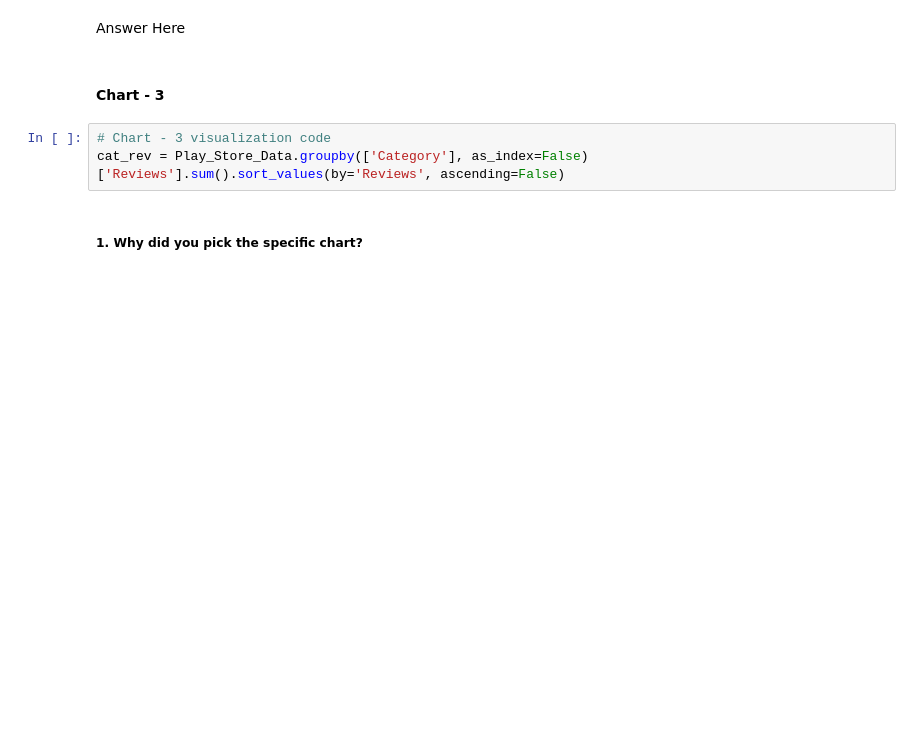
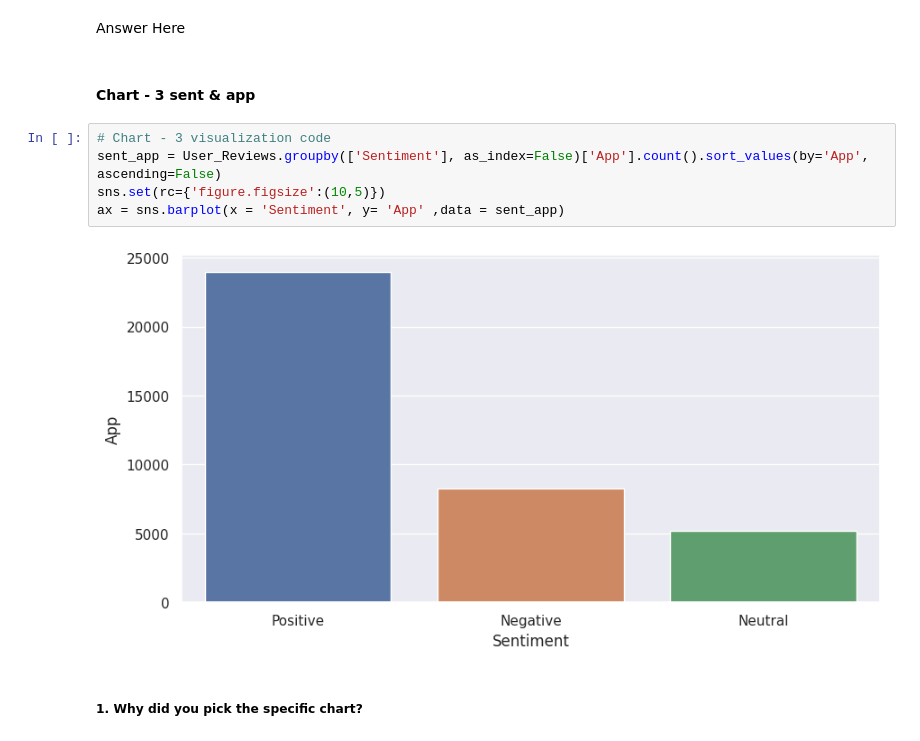
Before and after one commit to kanishkagargg/Playstore-Project, a Jupyter notebook: Copy_of_Sample_EDA_Submission_Template.ipynb, the cells around one changed output. Drawn from its saved outputs; the diff is of its cells as text; blank space fills up the shorter version.

```diff
--- a/Copy_of_Sample_EDA_Submission_Template.ipynb
+++ b/Copy_of_Sample_EDA_Submission_Template.ipynb
@@ -443,10 +550,14 @@ Are there any insights that lead to negative growth? Justify with specific reaso
 # %% [markdown]
 Answer Here
 # %% [markdown]
-#### Chart - 3
+#### Chart - 3 sent & app
 # %%
 # Chart - 3 visualization code
-cat_rev = Play_Store_Data.groupby(['Category'], as_index=False)['Reviews'].sum().sort_values(by='Reviews', ascending=False)
+sent_app = User_Reviews.groupby(['Sentiment'], as_index=False)['App'].count().sort_values(by='App', ascending=False)
+sns.set(rc={'figure.figsize':(10,5)})
+ax = sns.barplot(x = 'Sentiment', y= 'App' ,data = sent_app)
+# %% [output]
+[figure, added]
 # %% [markdown]
 ##### 1. Why did you pick the specific chart?
 # %% [markdown]
```
Also changed, not shown: parts of 52 cells of this notebook.
